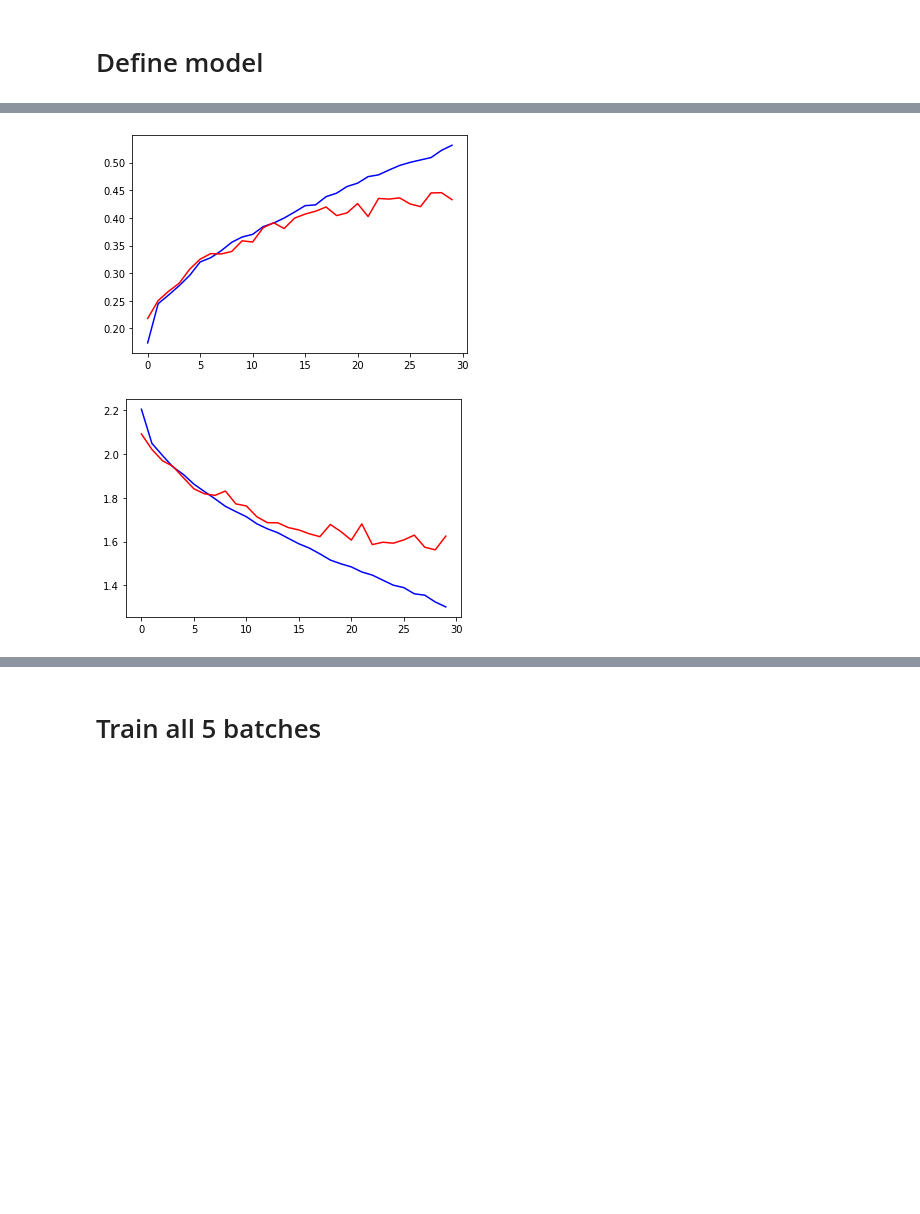
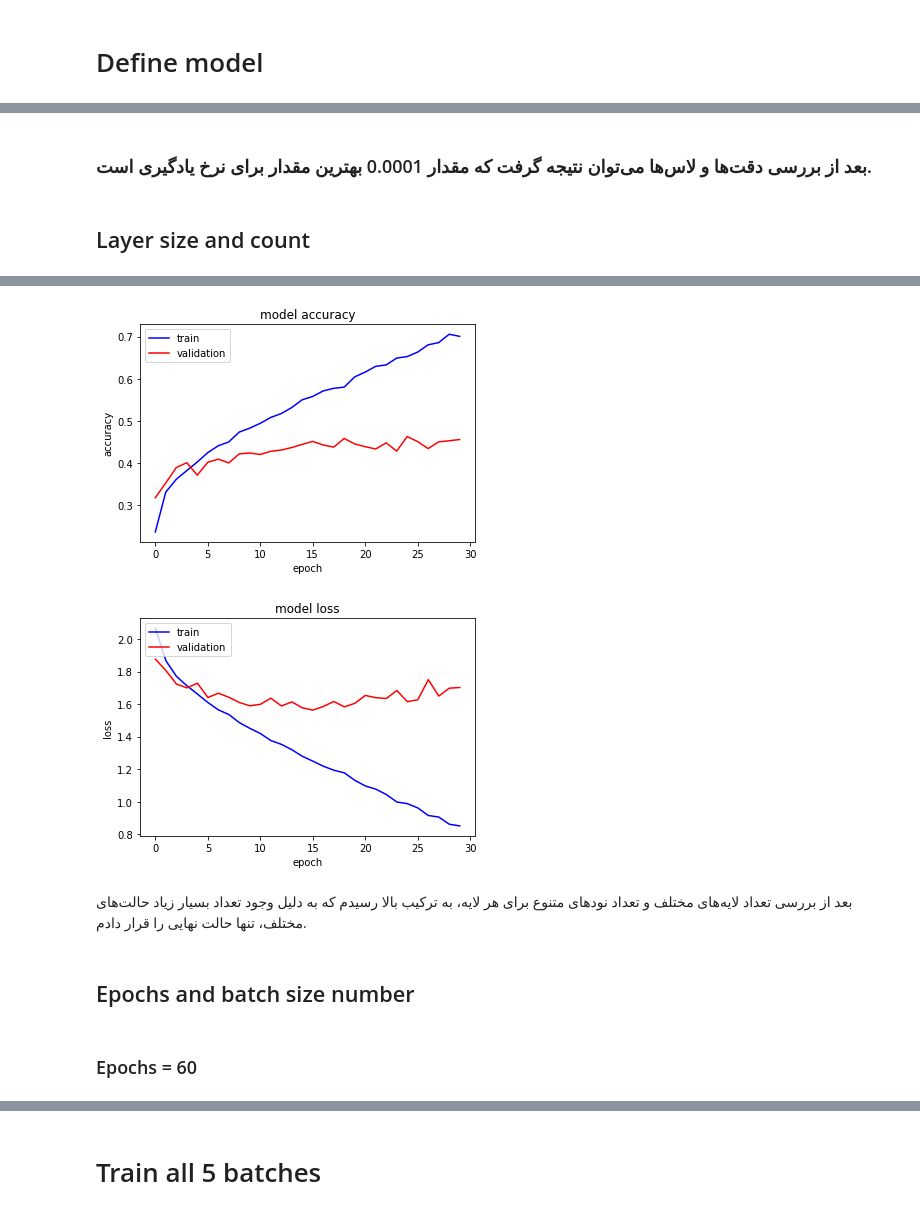
Before and after one commit to zahrasalarian/Artificial-Intelligence-in-Medicine-Projects, a Jupyter notebook: p2/main.ipynb, the cells around one changed output, grey strips where cells are left out. Saved outputs shown, nothing was run; the diff lists cells and outputs as text; code cells hidden in the pictures; blank space fills up the shorter version.

```diff
--- a/p2/main.ipynb
+++ b/p2/main.ipynb
@@ -67,6 +86,14 @@ hyperbatch_X.shape
 (10000, 3072)
 # %% [markdown]
 # Define model
+# %%
+# split training hyperpatameters batch for validation
+split = int(hyperbatch_X.shape[0] * 0.2)
+hyperbatch_X_val = hyperbatch_X[:split]
+hyperbatch_Y_val = hyperbatch_Y[:split]
+
+hyperbatch_X = hyperbatch_X[split:]
+hyperbatch_Y = hyperbatch_Y[split:]
 # %%
 def choose_hyperparams(nodes_number, activation):
   # define model
@@ -86,8 +114,16 @@ def draw_acc_loss_plt(history):
   # acc
   plt.plot(history.history['acc'], 'b-')
   plt.plot(history.history['val_acc'], 'r-')
+  plt.title('model accuracy')
+  plt.ylabel('accuracy')
+  plt.xlabel('epoch')
+  plt.legend(['train', 'validation'], loc='upper left')
   plt.show()
   # loss
   plt.plot(history.history['loss'], 'b-')
   plt.plot(history.history['val_loss'], 'r-')
+  plt.title('model loss')
+  plt.ylabel('loss')
+  plt.xlabel('epoch')
+  plt.legend(['train', 'validation'], loc='upper left')
   plt.show()
@@ -305,20 +309,28 @@ Epoch 30/30
+# %% [markdown]
+### بعد از بررسی دقت‌ها و لاس‌ها می‌توان نتیجه گرفت که مقدار 0.0001 بهترین مقدار برای نرخ یادگیری است.
+# %% [markdown]
+## Layer size and count
 # %%
-nodes_number = 2048
 # define model
 model = Sequential()
 # define layeres
-model.add(Dense(nodes_number, activation='relu', kernel_initializer='he_uniform', input_dim=hyperbatch_X.shape[1]))
+model.add(Dense(128, activation='relu', kernel_initializer='he_uniform', input_dim=hyperbatch_X.shape[1]))
+model.add(Dense(256, activation='relu', kernel_initializer='he_uniform'))
+
+model.add(Dropout((0.05)))
+
+model.add(Dense(512, activation='relu', kernel_initializer='he_uniform'))
 model.add(Dense(1024, activation='relu', kernel_initializer='he_uniform'))
-model.add(Dense(512, activation='relu', kernel_initializer='he_uniform'))
-model.add(Dense(256, activation='relu', kernel_initializer='he_uniform'))
-model.add(Dense(128, activation='relu', kernel_initializer='he_uniform'))
-model.add(Dense(64, activation='relu', kernel_initializer='he_uniform'))
-model.add(Dense(32, activation='relu', kernel_initializer='he_uniform'))
+
+model.add(Dropout((0.05)))
 
 model.add(Flatten())
 model.add(Dense(10, activation='softmax'))
+
 # compile and fit
 model.compile(optimizer=Adam(learning_rate=0.0001), loss='categorical_crossentropy', metrics=['acc'])
-history = model.fit(hyperbatch_X, hyperbatch_Y, batch_size=32, epochs=30, validation_data=(test_X, test_Y))
+history = model.fit(hyperbatch_X, hyperbatch_Y, batch_size=32, epochs=30, validation_data=(hyperbatch_X_val, hyperbatch_Y_val), verbose=0)
+# print accuracy and loss
+print('loss: {}, accuracy: {}, val_loss: {}, val_accuracy: {}\n'.format(history.history['loss'][-1], history.history['acc'][-1], history.history['val_loss'][-1], history.history['val_acc'][-1]))
 draw_acc_loss_plt(history)
 # %% [output]
@@ -342,3 +338,9 @@ Epoch 30/30
-[figure, old version]
+[figure, new version]
-[figure, old version]
+[figure, new version]
+# %% [markdown]
+ بعد از بررسی تعداد لایه‌های مختلف و تعداد نودهای متنوع برای هر لایه، به ترکیب بالا رسیدم که به دلیل وجود تعداد بسیار زیاد حالت‌های مختلف، تنها حالت نهایی را قرار دادم.
+# %% [markdown]
+## Epochs and batch size number
+# %% [markdown]
+### Epochs = 60
 # %%
```
Also changed, not shown: parts of 50 cells of this notebook.
